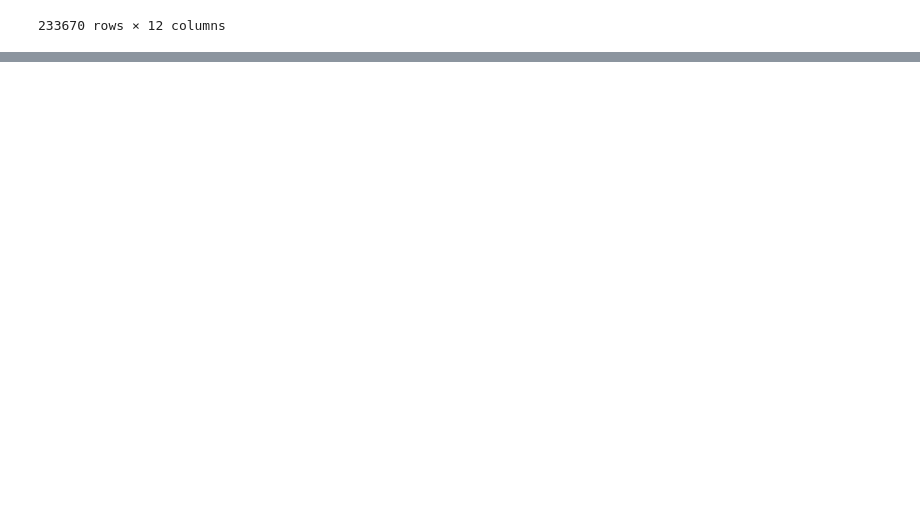
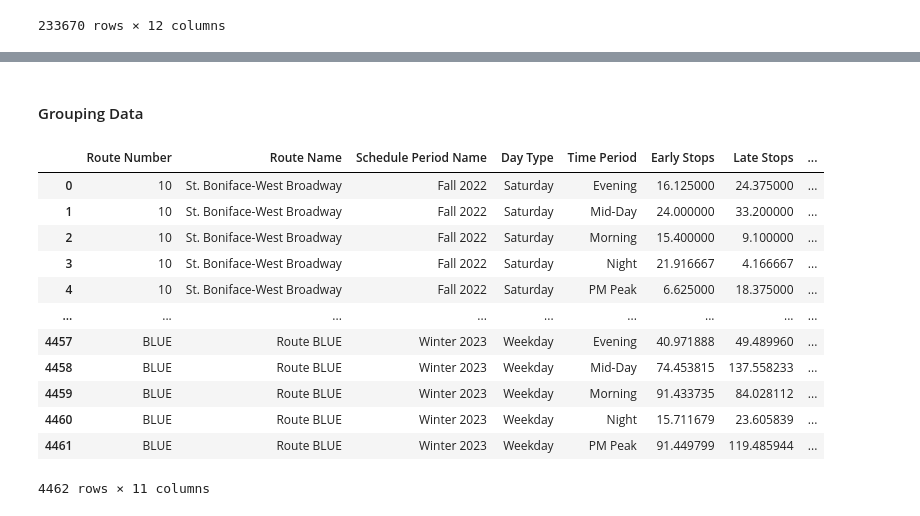
Before and after one commit to pchaudhary12/Winnipeg-Transit-System, a Jupyter notebook: python_code/EDA.ipynb, the cells around one changed output, grey strips where cells are left out. Cells and saved outputs as stored; diff of their text form; code cells hidden in the pictures; blank space fills up the shorter version.

```diff
--- a/python_code/EDA.ipynb
+++ b/python_code/EDA.ipynb
@@ -242,0 +490,4 @@ KeyboardInterrupt
+# %%
+# Add Time period Column to On_time df
+
+on_time_df = add_time_category(on_time_df)
@@ -242,0 +550,2 @@ KeyboardInterrupt
+# %%
+on_time_df = add_time_period_category(on_time_df)
@@ -242,0 +572,22 @@ KeyboardInterrupt
+# %% [markdown]
+#### Grouping Data
+# %%
+# group by transit on time data
+agg_list = ['Early Stops', 'Late Stops', 'On-Time Stops', 'Early_Percentage', 'Late_Percentage', 'On_Time_Percentage']
+agg_on_time_df = on_time_df.groupby(['Route Number', 'Route Name', 'Schedule Period Name', 'Day Type', 'Time Period'], as_index=False)[agg_list].mean()
+# %%
+agg_on_time_df
+# %% [output]
+|  | Route Number | Route Name | Schedule Period Name | Day Type | Time Period | Early Stops | Late Stops | ... |
+| 0 | 10 | St. Boniface-West Broadway | Fall 2022 | Saturday | Evening | 16.125000 | 24.375000 | ... |
+| 1 | 10 | St. Boniface-West Broadway | Fall 2022 | Saturday | Mid-Day | 24.000000 | 33.200000 | ... |
+| 2 | 10 | St. Boniface-West Broadway | Fall 2022 | Saturday | Morning | 15.400000 | 9.100000 | ... |
+| 3 | 10 | St. Boniface-West Broadway | Fall 2022 | Saturday | Night | 21.916667 | 4.166667 | ... |
+| 4 | 10 | St. Boniface-West Broadway | Fall 2022 | Saturday | PM Peak | 6.625000 | 18.375000 | ... |
+| ... | ... | ... | ... | ... | ... | ... | ... | ... |
+| 4457 | BLUE | Route BLUE | Winter 2023 | Weekday | Evening | 40.971888 | 49.489960 | ... |
+| 4458 | BLUE | Route BLUE | Winter 2023 | Weekday | Mid-Day | 74.453815 | 137.558233 | ... |
+| 4459 | BLUE | Route BLUE | Winter 2023 | Weekday | Morning | 91.433735 | 84.028112 | ... |
+| 4460 | BLUE | Route BLUE | Winter 2023 | Weekday | Night | 15.711679 | 23.605839 | ... |
+| 4461 | BLUE | Route BLUE | Winter 2023 | Weekday | PM Peak | 91.449799 | 119.485944 | ... |
+4462 rows × 11 columns
```
Also changed, not shown: parts of 57 cells of this notebook, 1 other file.
